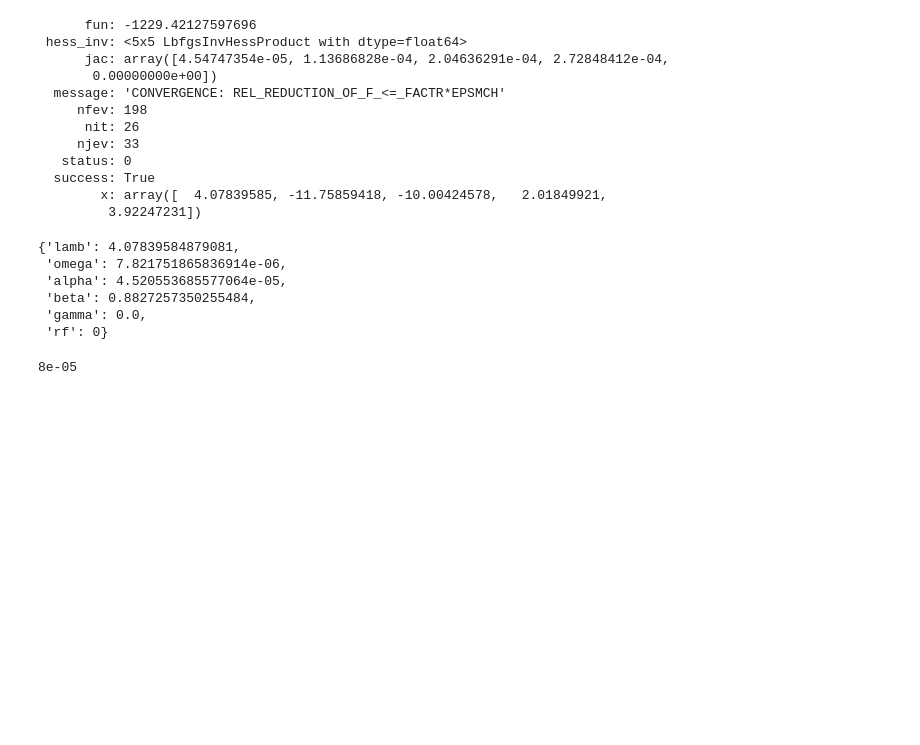
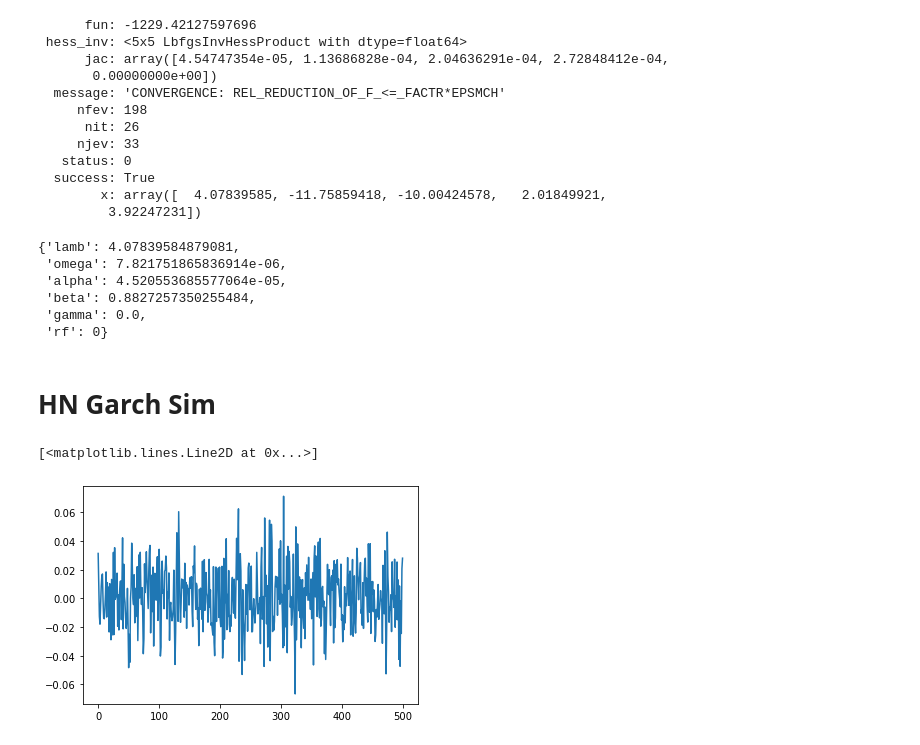
Before and after one commit to bbcho/finoptions-dev, a Jupyter notebook: notebooks/5_Heston.ipynb, the cells around one changed output. Saved outputs shown, nothing was run; the diff lists cells and outputs as text; code cells hidden in the pictures; blank space fills up the shorter version.

Commit message:
finished HNGarch

```diff
--- a/notebooks/5_Heston.ipynb
+++ b/notebooks/5_Heston.ipynb
@@ -124,7 +130,7 @@ fo.heston_nandi_options.hngarch_fit(ts, lamb=lamb, omega=omega, alpha=alpha, bet
  'beta': 0.8827257350255484,
  'gamma': 0.0,
  'rf': 0}
-# %%
-omega
-# %% [output]
-8e-05
+# %% [markdown]
+# HN Garch Sim
+# %%
+x = fo.heston_nandi_options.hngarch_sim(lamb = 4, omega = 8e-5, alpha = 6e-5, beta = 0.7, gamma = 0, rf = 0)
@@ -130,0 +139,5 @@ omega
+# %%
+plt.plot(x)
+# %% [output]
+[<matplotlib.lines.Line2D at 0x...>]
+[figure, added]
```
Also changed, not shown: parts of 4 cells of this notebook, 7 other files.
